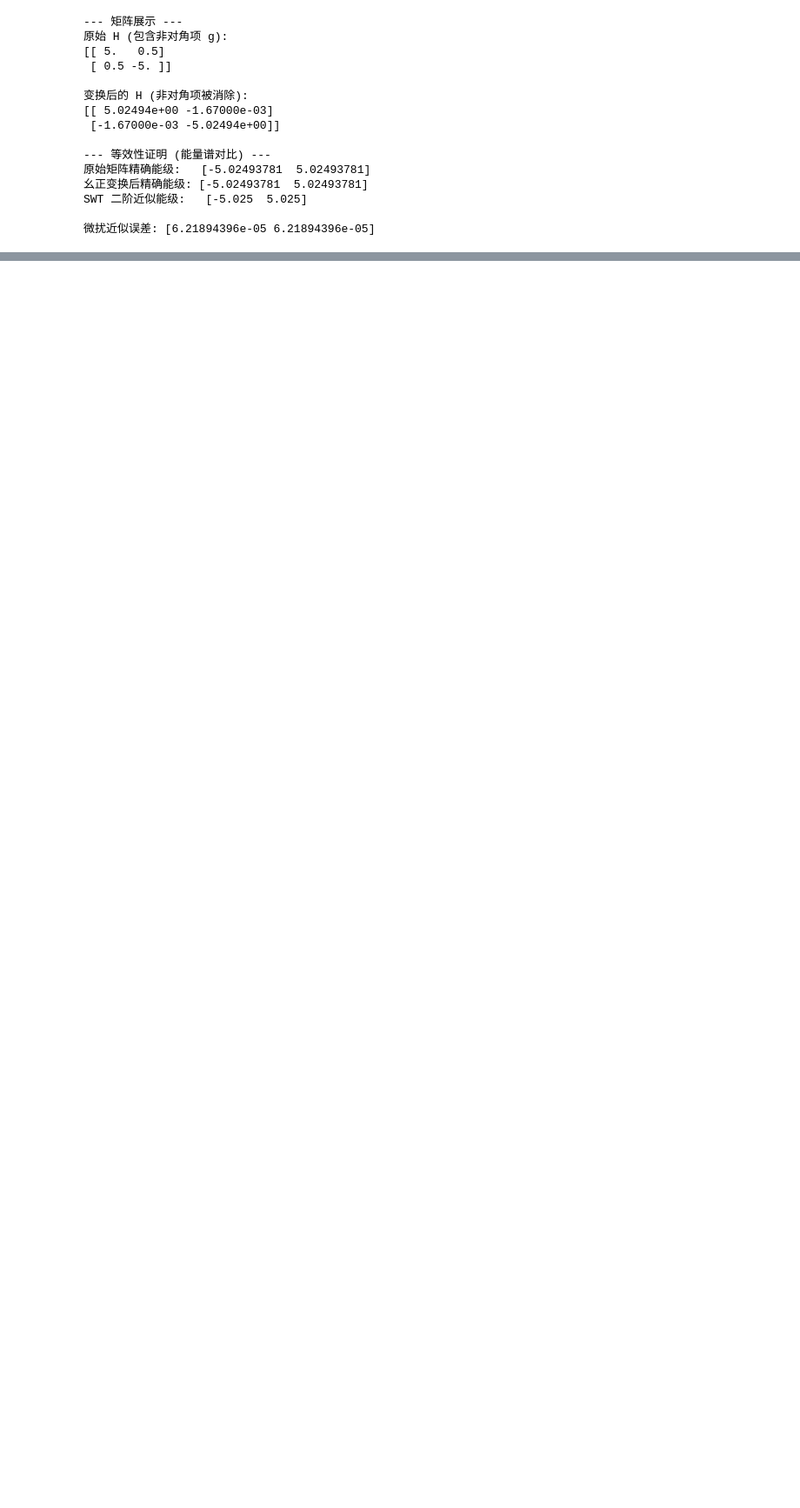
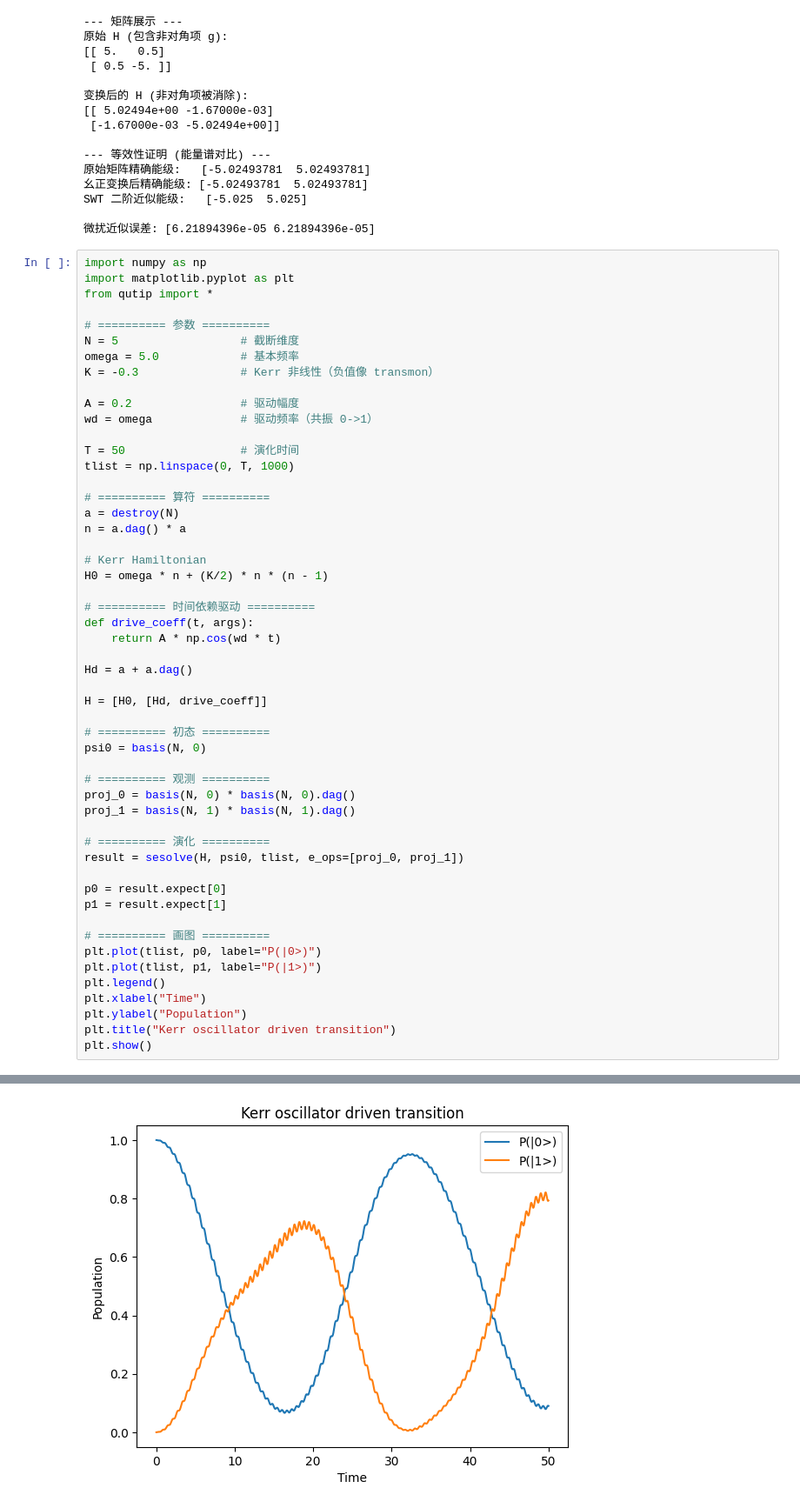
Before and after one commit to fanshaoze/Quantum_Learning, a Jupyter notebook: Untitled-1.ipynb, the cells around one changed output, grey strips where cells are left out. Shown at 87% size. Saved outputs shown, nothing was run; the diff lists cells and outputs as text; blank space fills up the shorter version.

```diff
--- a/Untitled-1.ipynb
+++ b/Untitled-1.ipynb
@@ -109,3 +109,56 @@ print(f"\n微扰近似误差: {error}")
 SWT 二阶近似能级:   [-5.025  5.025]
 
 微扰近似误差: [6.21894396e-05 6.21894396e-05]
+# %%
+import numpy as np
+import matplotlib.pyplot as plt
+from qutip import *
+
+# ========== 参数 ==========
+N = 5                  # 截断维度
+omega = 5.0            # 基本频率
+K = -0.3               # Kerr 非线性（负值像 transmon）
+
+A = 0.2                # 驱动幅度
+wd = omega             # 驱动频率（共振 0->1）
+
+T = 50                 # 演化时间
+tlist = np.linspace(0, T, 1000)
+
+# ========== 算符 ==========
+a = destroy(N)
+n = a.dag() * a
+
+# Kerr Hamiltonian
+H0 = omega * n + (K/2) * n * (n - 1)
+
+# ========== 时间依赖驱动 ==========
+def drive_coeff(t, args):
+    return A * np.cos(wd * t)
+
+Hd = a + a.dag()
+
+H = [H0, [Hd, drive_coeff]]
+
+# ========== 初态 ==========
+psi0 = basis(N, 0)
+
+# ========== 观测 ==========
+proj_0 = basis(N, 0) * basis(N, 0).dag()
+proj_1 = basis(N, 1) * basis(N, 1).dag()
+
+# ========== 演化 ==========
+result = sesolve(H, psi0, tlist, e_ops=[proj_0, proj_1])
+
+p0 = result.expect[0]
+p1 = result.expect[1]
+
+# ========== 画图 ==========
+plt.plot(tlist, p0, label="P(|0>)")
+plt.plot(tlist, p1, label="P(|1>)")
+plt.legend()
+plt.xlabel("Time")
+plt.ylabel("Population")
+plt.title("Kerr oscillator driven transition")
+plt.show()
+# %% [output]
@@ -111,0 +182 @@ SWT 二阶近似能级:   [-5.025  5.025]
+[figure, added]
```
Also changed, not shown: parts of 1 cell of this notebook, 7 other files.
